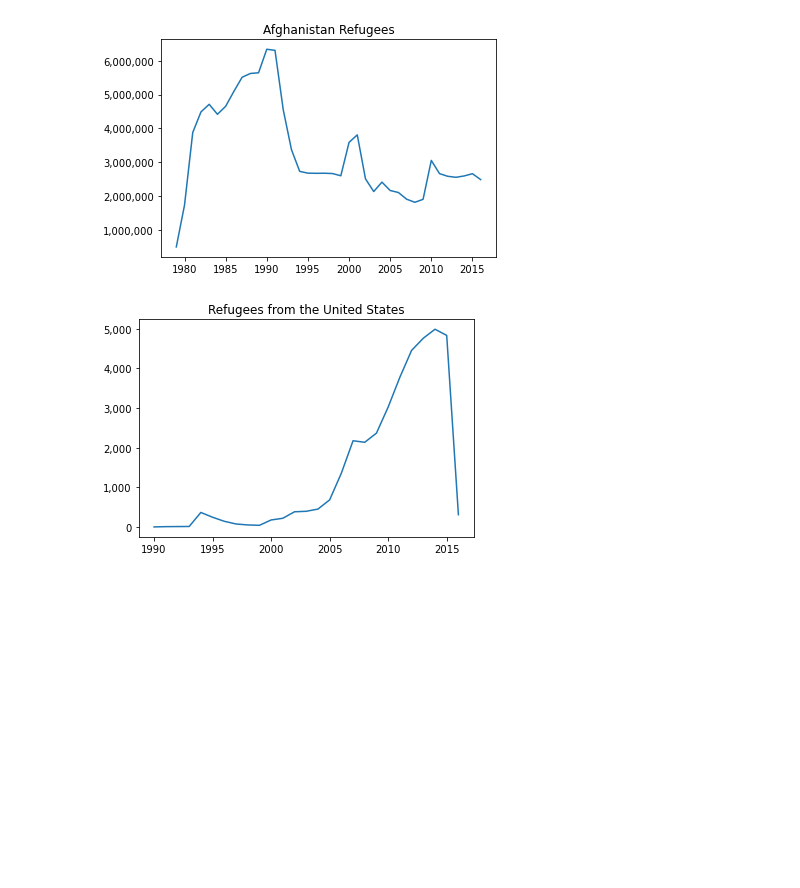
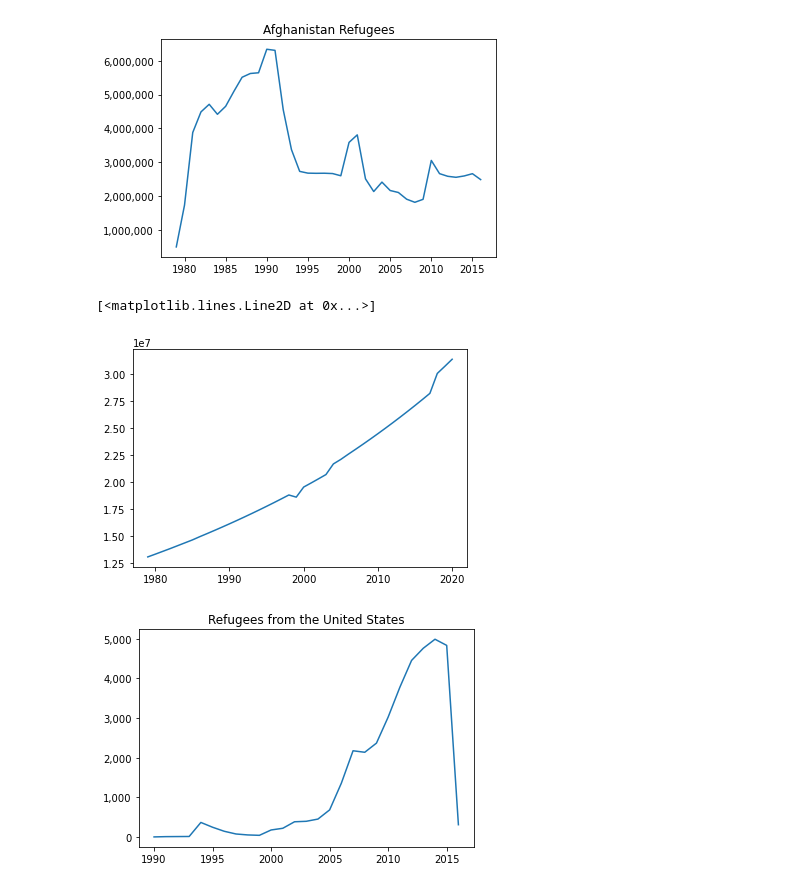
Before and after one commit to nss-data-science-cohort-5/un_exploration-ripplesphere, a Jupyter notebook: notebooks/UN_Data_Refugees_InOne.ipynb, the cells around one changed output. Saved outputs shown, nothing was run; the diff lists cells and outputs as text; code cells hidden in the pictures; blank space fills up the shorter version.

```diff
--- a/notebooks/UN_Data_Refugees_InOne.ipynb
+++ b/notebooks/UN_Data_Refugees_InOne.ipynb
@@ -33,9 +33,12 @@ print()
 # %% [output]
 [figure]
 # %%
-# afghan_pop_df = pd.read_csv("../data/UNdata_population.csv", on_bad_lines='warn', skipfooter=4, engine='python')
-# plt.plot(afghan_pop_df[(afghan_pop_df["Sex"] == "Both Sexes") & (afghan_pop_df["Area"] == "Total")]["Year"],
-#          afghan_pop_df[(afghan_pop_df["Sex"] == "Both Sexes") & (afghan_pop_df["Area"] == "Total")]["Value"])
+afghan_pop_df = pd.read_csv("../data/UNdata_population.csv", on_bad_lines='warn', skipfooter=4, engine='python')
+plt.plot(afghan_pop_df[(afghan_pop_df["Sex"] == "Both Sexes") & (afghan_pop_df["Area"] == "Total")]["Year"],
+         afghan_pop_df[(afghan_pop_df["Sex"] == "Both Sexes") & (afghan_pop_df["Area"] == "Total")]["Value"])
+# %% [output]
+[<matplotlib.lines.Line2D at 0x...>]
+[figure, added]
 # %%
 plt.plot(ref_df[ref_df["origin"] == "United States"].groupby("Year").sum())
 plt.gca().yaxis.set_major_formatter(StrMethodFormatter('{x:,.0f}'))
```
Also changed, not shown: 3 other files.
